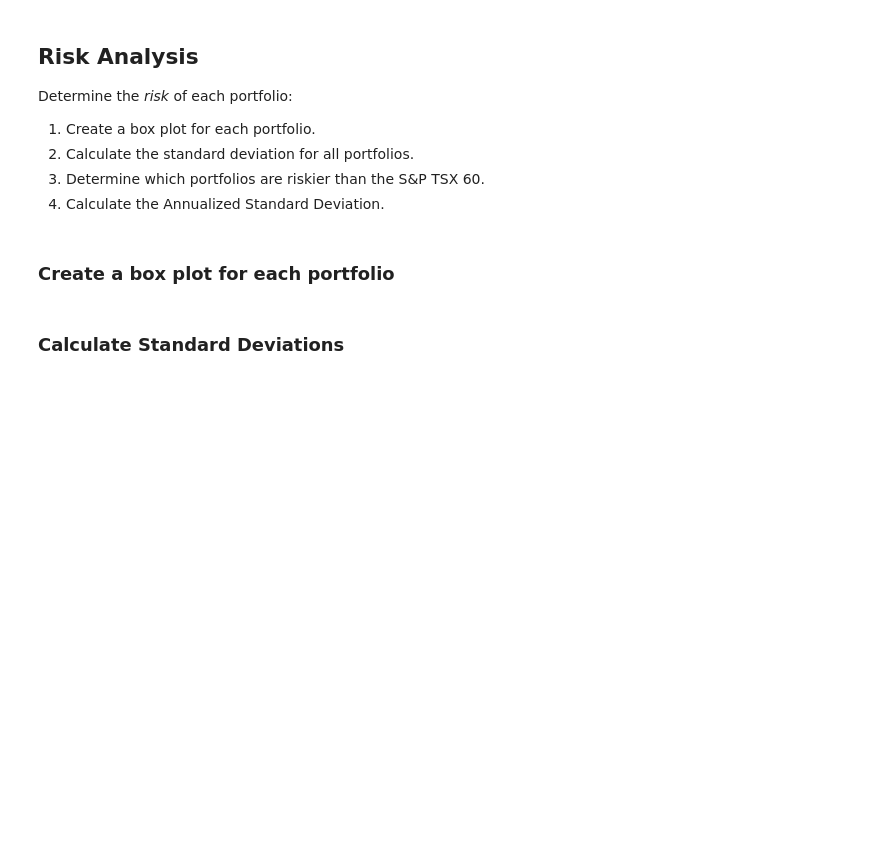
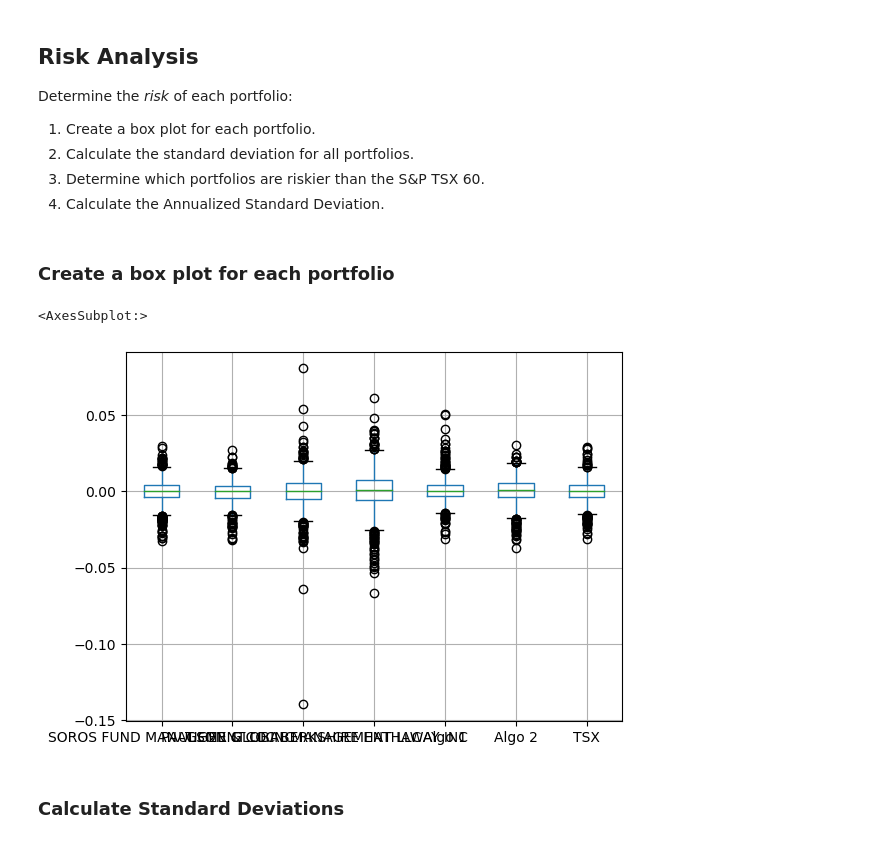
Before and after one commit to mr-alex-leonov/A-Whale-of-the-Port-folio-, a Jupyter notebook: whale_analysis.ipynb, the cells around one changed output. Cells and saved outputs as stored; diff of their text form; code cells hidden in the pictures; blank space fills up the shorter version.

```diff
--- a/whale_analysis.ipynb
+++ b/whale_analysis.ipynb
@@ -308,6 +313,10 @@ Determine the _risk_ of each portfolio:
 ### Create a box plot for each portfolio
 # %%
 # Box plot to visually show risk
+combined_df.boxplot()
+# %% [output]
+<AxesSubplot:>
+[figure, added]
 # %% [markdown]
 ### Calculate Standard Deviations
 # %%
```
Also changed, not shown: parts of 15 cells of this notebook.
